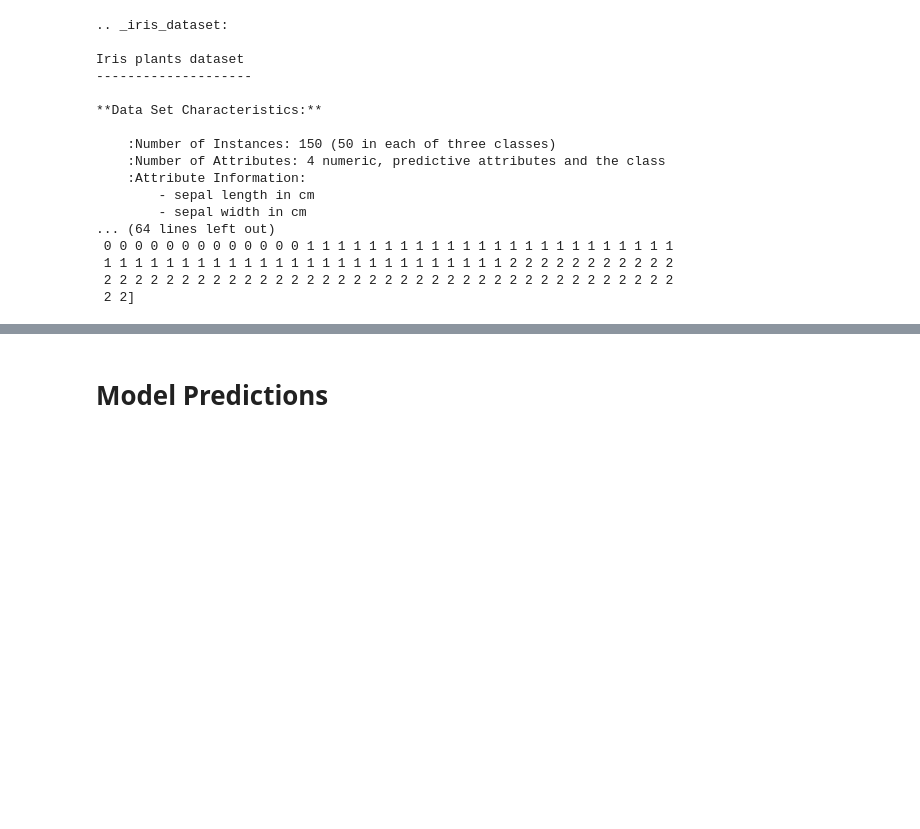
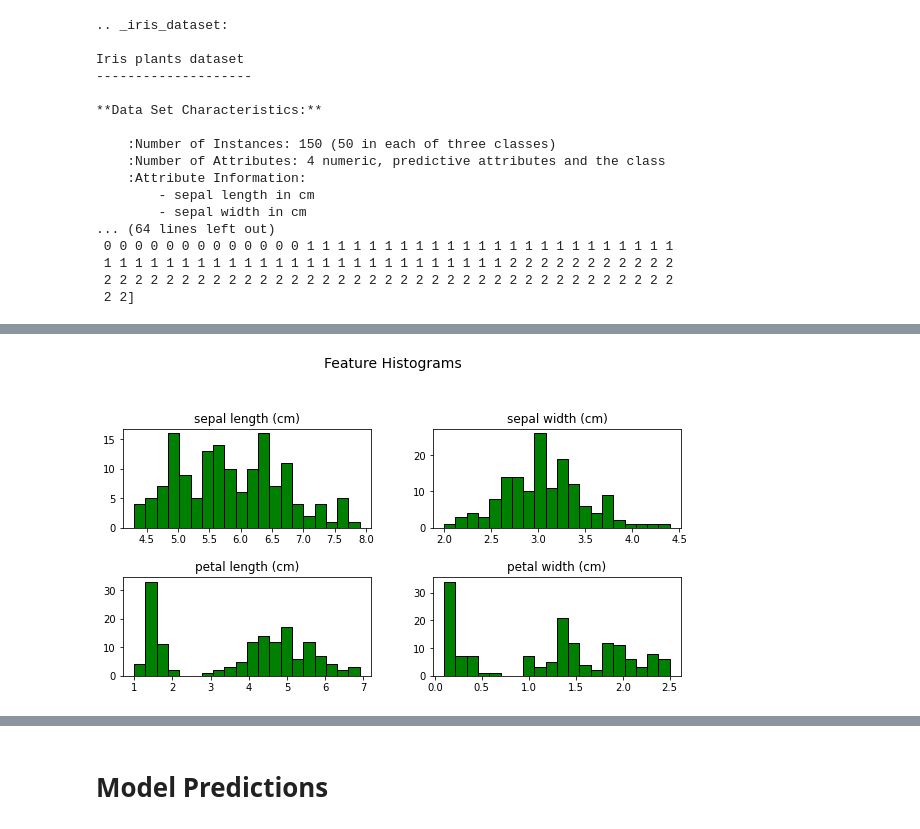
Before and after one commit to burrittresearch/iris-flower-classification-in-python, a Jupyter notebook: iris_flower_classification_in_python.ipynb, the cells around one changed output, grey strips where cells are left out. Saved outputs shown, nothing was run; the diff lists cells and outputs as text; code cells hidden in the pictures; blank space fills up the shorter version.

```diff
--- a/iris_flower_classification_in_python.ipynb
+++ b/iris_flower_classification_in_python.ipynb
@@ -104,0 +128,18 @@ Iris plants dataset
+# %%
+# Create function to visualize the features in histograms
+
+def plot_hist(dataframe, lst_features, int_rows, int_cols):
+
+  fig = plt.figure(figsize=(10, 10))
+  fig.suptitle('Feature Histograms', fontsize=14)
+
+  for int_index, str_feature in enumerate(lst_features):
+    ax = fig.add_subplot(int_rows, int_cols, int_index + 1)
+    ax.hist(dataframe[str_feature], bins=20, color='green', edgecolor='black')
+    ax.set_title(str_feature, fontsize=12)
+    plt.subplots_adjust(hspace=0.50, wspace=0.25)
+  plt.show()
+
+plot_hist(df_iris, iris_data.feature_names, 4, 2)
+# %% [output]
+[figure, added]
```
Also changed, not shown: parts of 5 cells of this notebook.
